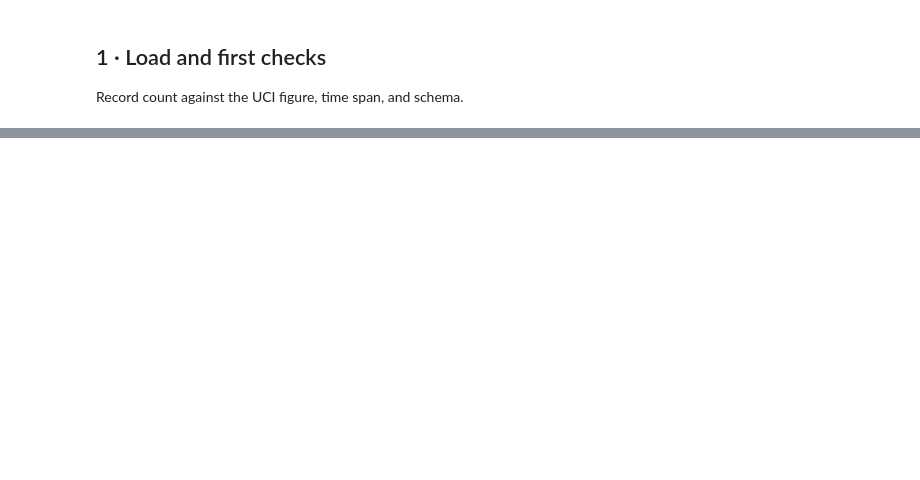
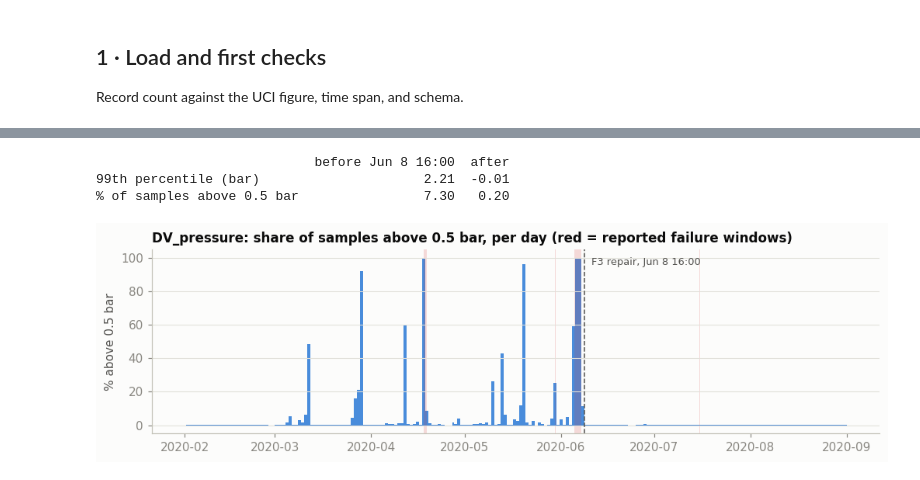
Before and after one commit to roshcs-mpsai/PdM-Agent, a Jupyter notebook: notebooks/metropt3_eda.ipynb, the cells around one changed output, grey strips where cells are left out. Saved outputs shown, nothing was run; the diff lists cells and outputs as text; code cells hidden in the pictures; blank space fills up the shorter version.

```diff
--- a/notebooks/metropt3_eda.ipynb
+++ b/notebooks/metropt3_eda.ipynb
@@ -338,0 +677,24 @@ plt.show()
+# %%
+split = REGIME_SPLITS[1]
+before = tsu.DV_pressure[tsu.index < split]
+after = tsu.DV_pressure[tsu.index >= split]
+print(pd.DataFrame({'before Jun 8 16:00': [before.quantile(0.99), (before > 0.5).mean() * 100],
+                    'after': [after.quantile(0.99), (after > 0.5).mean() * 100]},
+                   index=['99th percentile (bar)', '% of samples above 0.5 bar']).round(2))
+
+daily_dv = (tsu.DV_pressure > 0.5).resample('D').mean() * 100
+fig, ax = plt.subplots(figsize=(11, 2.8))
+ax.fill_between(daily_dv.index, daily_dv, step='mid', color=BLUE, alpha=0.85, lw=0)
+shade_failures(ax)
+ax.axvline(split, color=INK2, lw=1, ls='--')
+ax.annotate('F3 repair, Jun 8 16:00', (split, 0.96), xycoords=('data', 'axes fraction'),
+            xytext=(6, 0), textcoords='offset points', color=INK2, fontsize=8.5, va='top')
+ax.set_ylabel('% above 0.5 bar')
+ax.set_title('DV_pressure: share of samples above 0.5 bar, per day (red = reported failure windows)')
+ax.grid(axis='x', visible=False)
+plt.show()
+# %% [output]
+                            before Jun 8 16:00  after
+99th percentile (bar)                     2.21  -0.01
+% of samples above 0.5 bar                7.30   0.20
+[figure, added]
```
Also changed, not shown: parts of 74 cells of this notebook.
